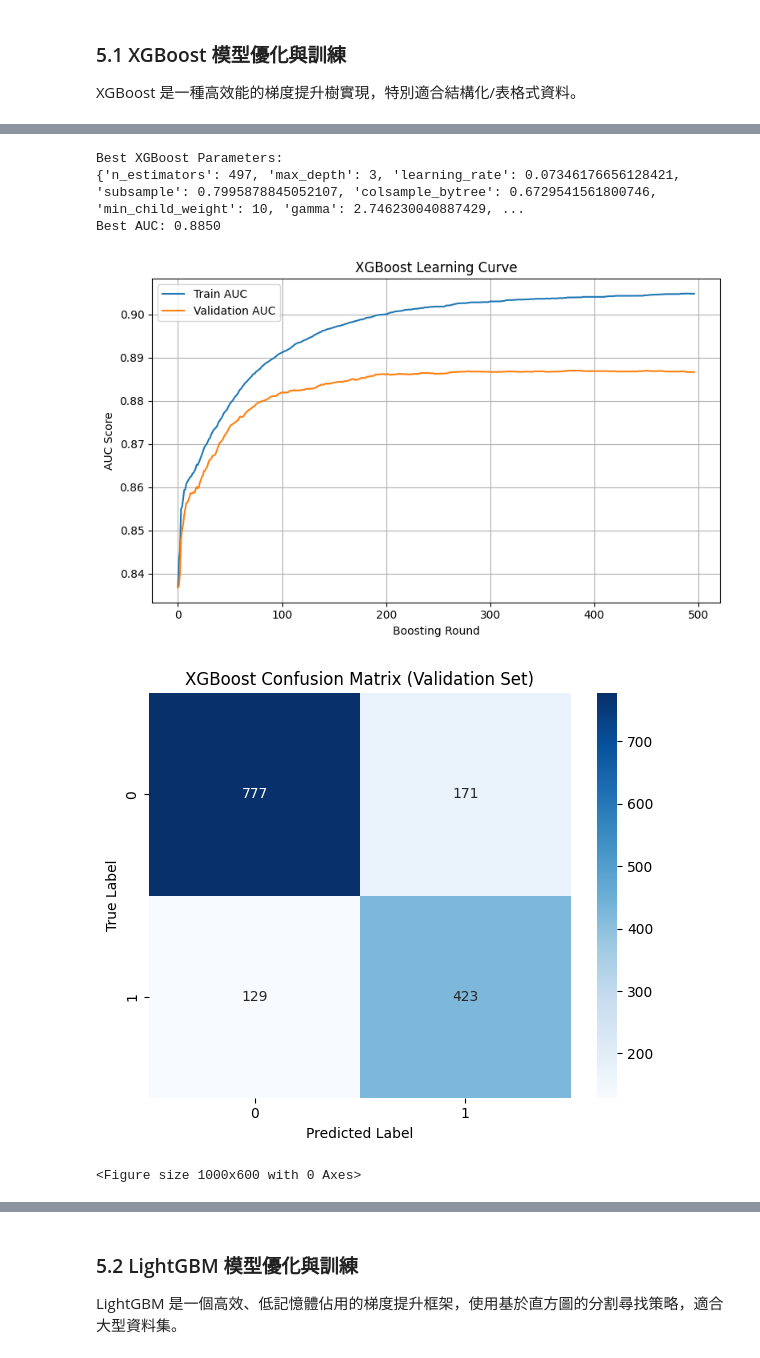
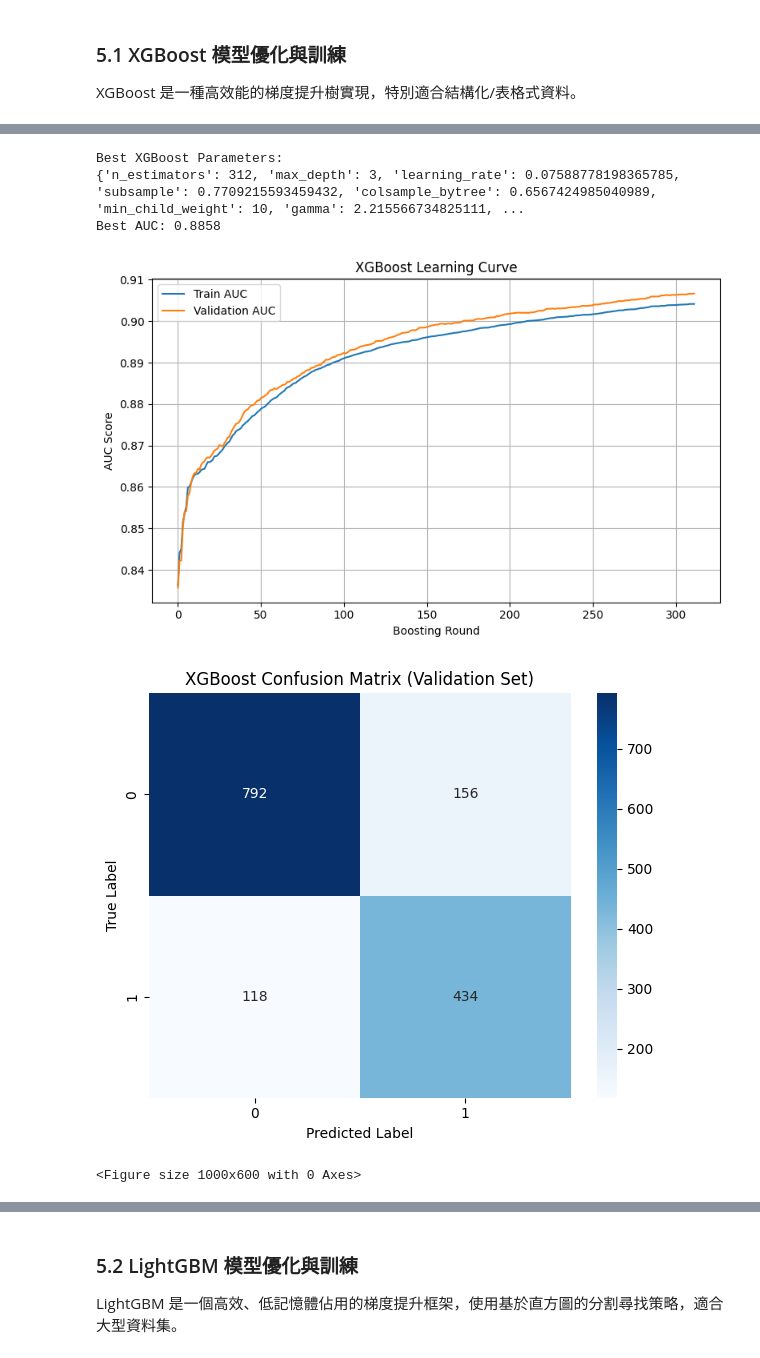
Before and after one commit to ian32253188/Smoking-Prediction-HW, a Jupyter notebook: HW20409_01.ipynb, the cells around one changed output, grey strips where cells are left out. Drawn from its saved outputs; the diff is of its cells as text; code cells hidden in the pictures.

```diff
--- a/HW20409_01.ipynb
+++ b/HW20409_01.ipynb
@@ -223,7 +223,7 @@ def objective_xgb(trial):
     }
 
     aucs = []
-    skf = StratifiedKFold(n_splits=3, shuffle=True, random_state=42)
+    skf = StratifiedKFold(n_splits=5, shuffle=True, random_state=42)
     for train_idx, val_idx in skf.split(X, y):
         X_fold_train, X_fold_val = X.iloc[train_idx], X.iloc[val_idx]
         y_fold_train, y_fold_val = y.iloc[train_idx], y.iloc[val_idx]
@@ -266,8 +266,8 @@ best_xgb = xgb.XGBClassifier(
 )
 
 best_xgb.fit(
-    X_train,
-    y_train,
+    X,
+    y,
     eval_set=[(X_train, y_train), (X_val, y_val)],
     verbose=False
 )
@@ -344,6 +344,6 @@ shap.plots.beeswarm(shap_values, max_display=15)
 Best XGBoost Parameters:
-{'n_estimators': 497, 'max_depth': 3, 'learning_rate': 0.07346176656128421, 'subsample': 0.7995878845052107, 'colsample_bytree': 0.6729541561800746, 'min_child_weight': 10, 'gamma': 2.746230040887429, ...
-Best AUC: 0.8850
+{'n_estimators': 312, 'max_depth': 3, 'learning_rate': 0.07588778198365785, 'subsample': 0.7709215593459432, 'colsample_bytree': 0.6567424985040989, 'min_child_weight': 10, 'gamma': 2.215566734825111, ...
+Best AUC: 0.8858
-[figure, old version]
+[figure, new version]
-[figure, old version]
+[figure, new version]
 <Figure size 1000x600 with 0 Axes>
```
Also changed, not shown: parts of 6 cells of this notebook, 17 other files.
